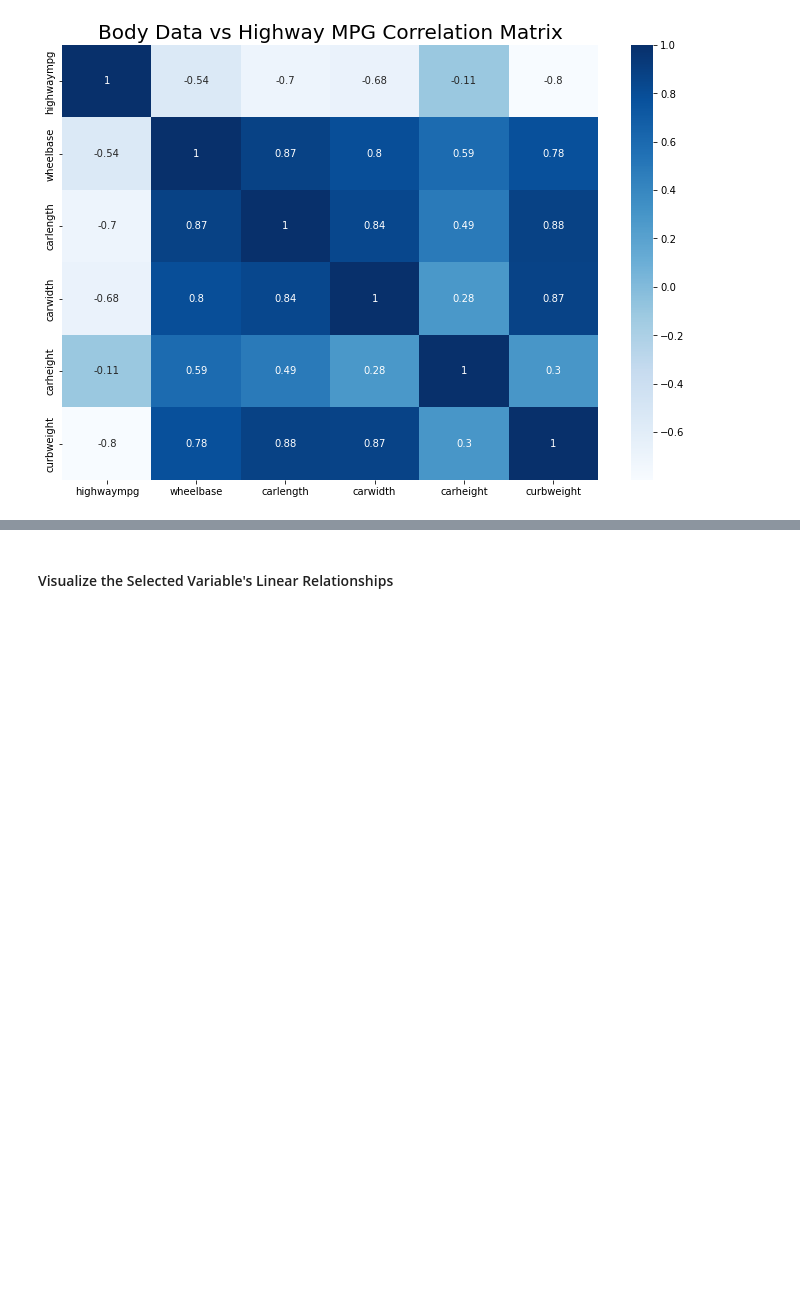
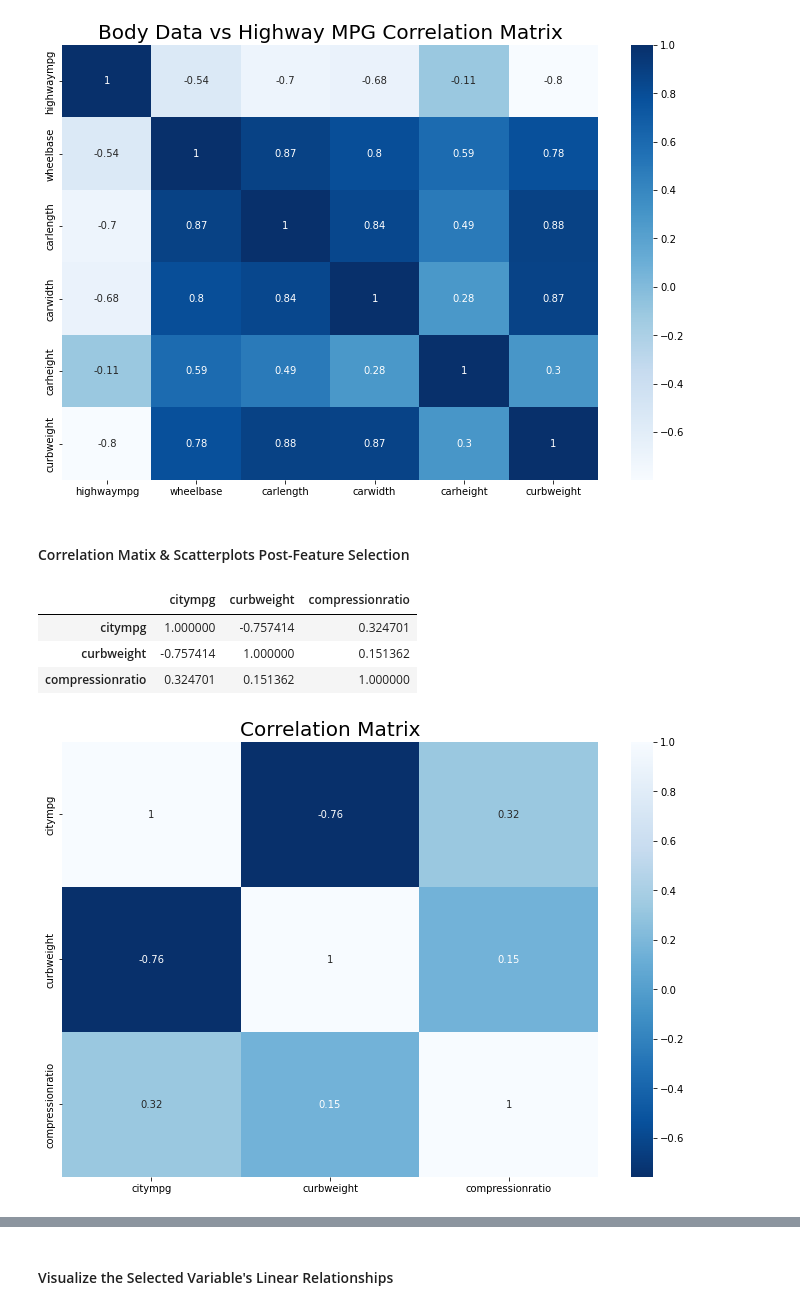
Before and after one commit to ShaneJett-DS/car_price_prediction, a Jupyter notebook: car_prediction.ipynb, the cells around one changed output, grey strips where cells are left out. Drawn from its saved outputs; the diff is of its cells as text; code cells hidden in the pictures; blank space fills up the shorter version.

```diff
--- a/car_prediction.ipynb
+++ b/car_prediction.ipynb
@@ -212,3 +212,27 @@ sns.heatmap(body_hwy_corr, cmap="Blues", annot=True)
 plt.show()
 # %% [output]
 [figure]
+# %% [markdown]
+#### Correlation Matix & Scatterplots Post-Feature Selection
+# %%
+model_data = data[["citympg", "curbweight", "compressionratio"]]
+model_corr = model_data.corr()
+
+display(model_corr)
+
+fig, ax = plt.subplots(figsize=(12,8))
+sns.heatmap(model_corr, cmap="Blues_r", annot=True)
+plt.title("Correlation Matrix", fontsize=20)
+plt.show()
+
+display(px.scatter(model_data, x="compressionratio", y="curbweight", trendline="ols", title="Compression Ratio vs Curbweight"))
+
+display(px.scatter(model_data, x="citympg", y="curbweight", trendline="ols", title="Curb Weight vs City MPG"))
+
+display(px.scatter(model_data, x="citympg", y="curbweight", trendline="ols", title="Compression Ratio vs City MPG"))
+# %% [output]
+|  | citympg | curbweight | compressionratio |
+| citympg | 1.000000 | -0.757414 | 0.324701 |
+| curbweight | -0.757414 | 1.000000 | 0.151362 |
+| compressionratio | 0.324701 | 0.151362 | 1.000000 |
+[figure, added]
```
Also changed, not shown: parts of 9 cells of this notebook.
